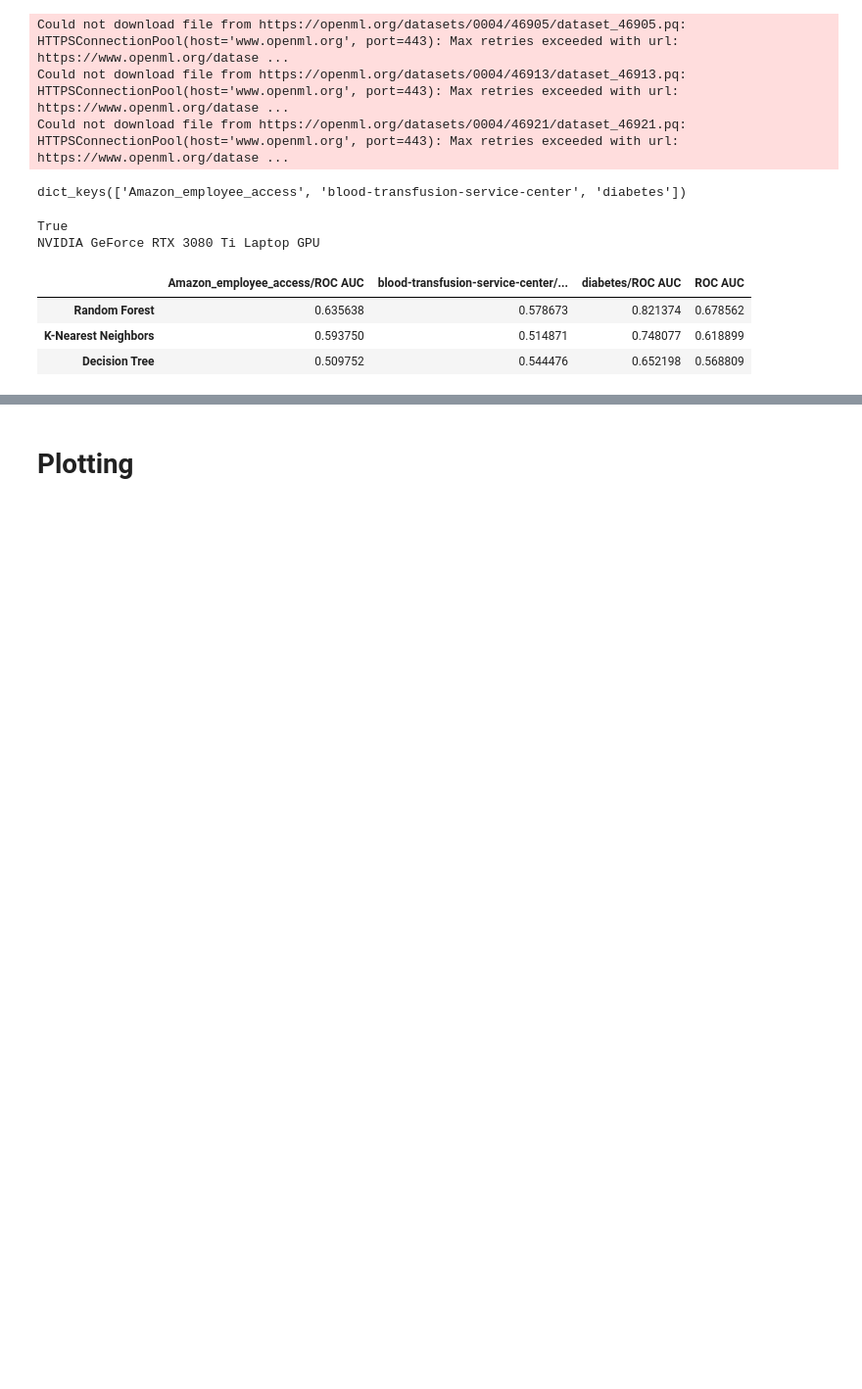
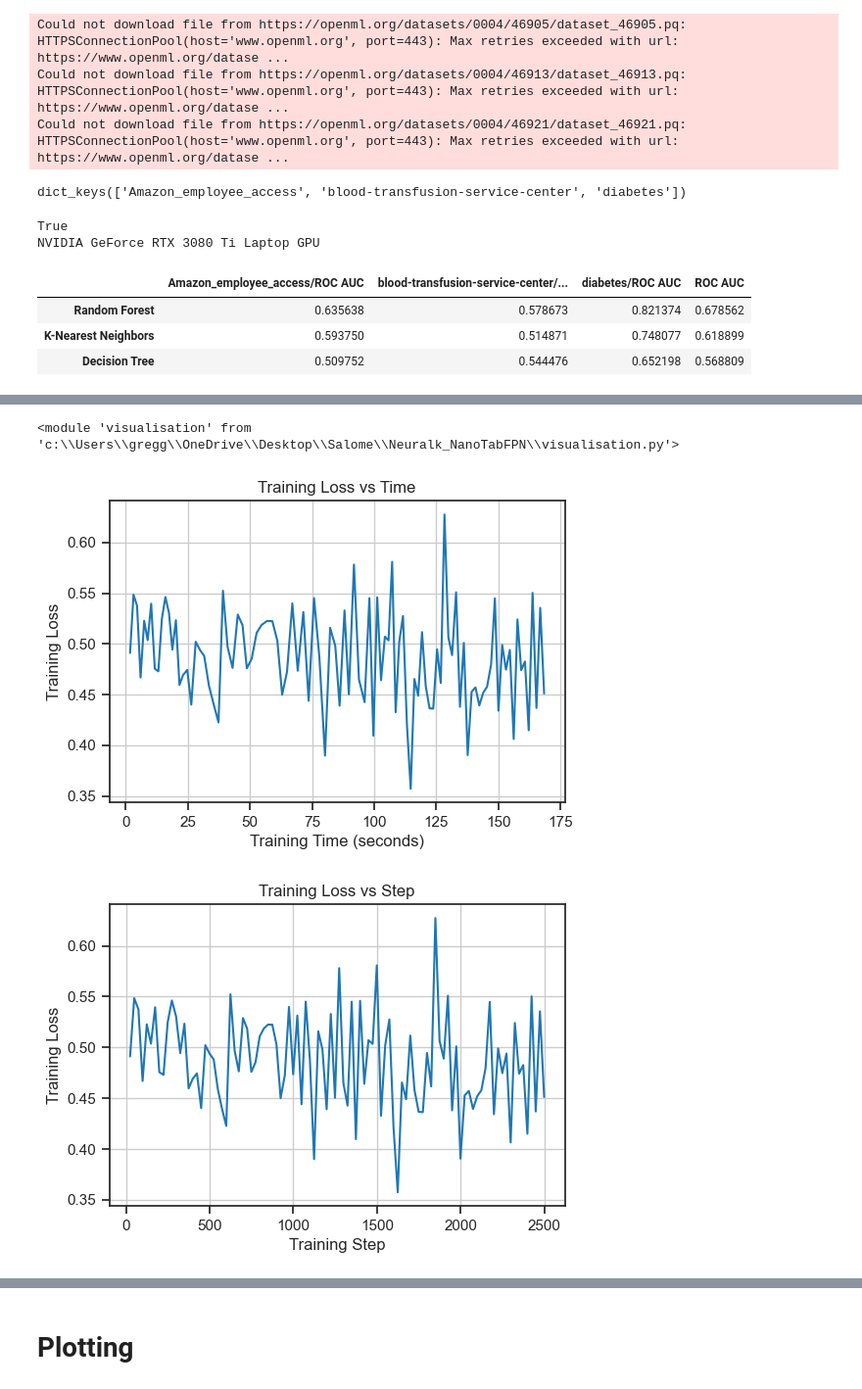
Before and after one commit to sgobbi/Neuralk_NanoTabFPN, a Jupyter notebook: experiment.ipynb, the cells around one changed output, grey strips where cells are left out. Shown at 98% size. Cells and saved outputs as stored; diff of their text form; code cells hidden in the pictures; blank space fills up the shorter version.

```diff
--- a/experiment.ipynb
+++ b/experiment.ipynb
@@ -425,0 +496,16 @@ time   168.5s | loss  0.4517 | Amazon_employee_access/ROC AUC  0.5762 | blood-tr
+# %%
+import importlib
+import visualisation
+importlib.reload(visualisation)
+# %% [output]
+<module 'visualisation' from 'c:\\Users\\gregg\\OneDrive\\Desktop\\Salome\\Neuralk_NanoTabFPN\\visualisation.py'>
+# %%
+from visualisation import plot_eval_roc_auc_vs_time, plot_train_loss_vs_step, plot_train_loss_vs_time, plot_eval_roc_auc_vs_step
+
+plot_train_loss_vs_time(loaded_histories[0])
+plot_train_loss_vs_step(loaded_histories[0])
+plot_eval_roc_auc_vs_time(loaded_histories[0])
+plot_eval_roc_auc_vs_step(loaded_histories[0])
+# %% [output]
+[figure, added]
+[figure, added]
```
Also changed, not shown: parts of 36 cells of this notebook, 14 other files.
